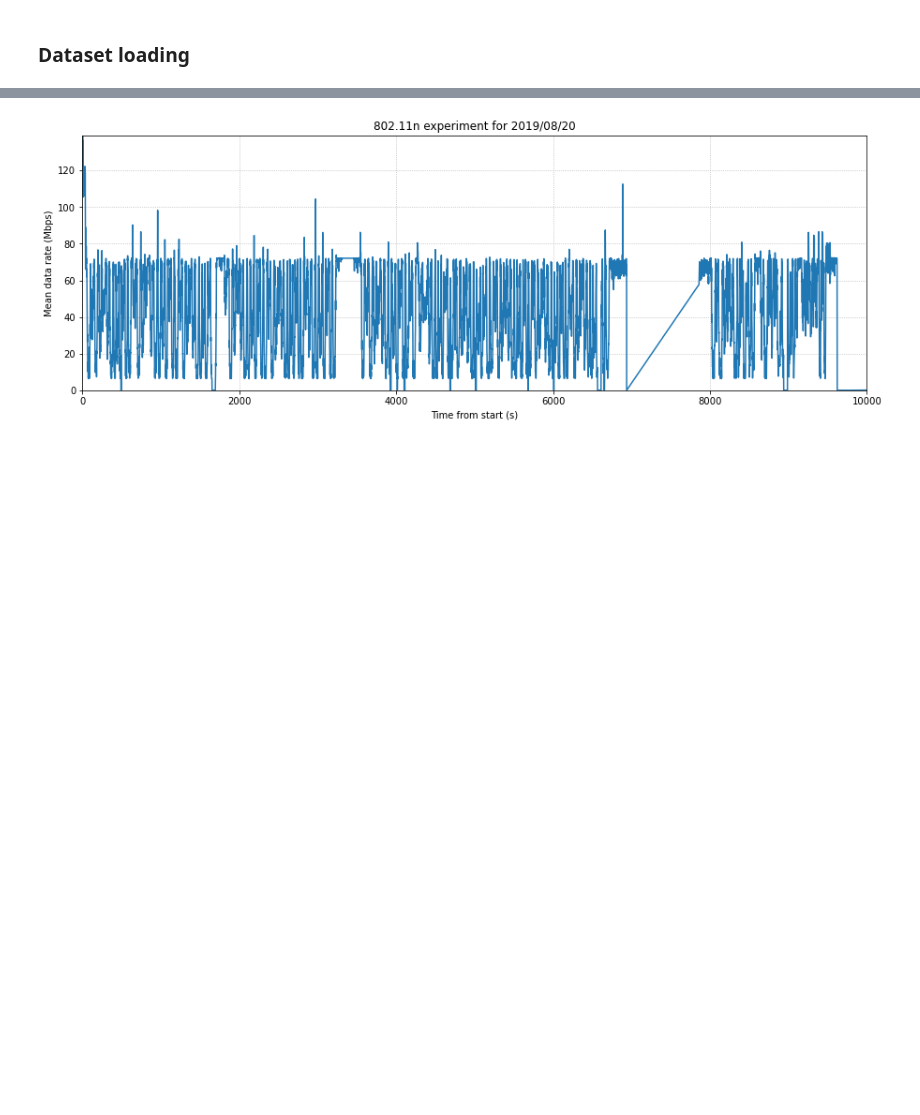
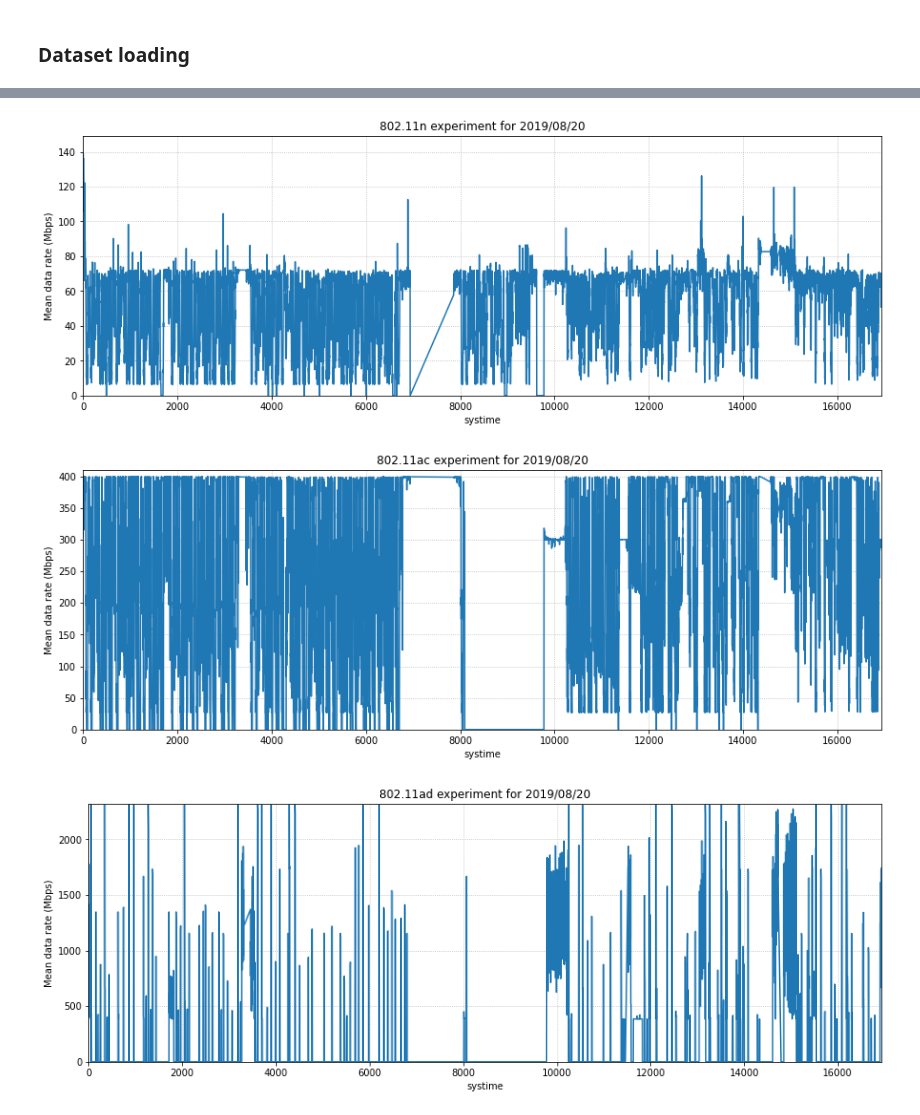
Before and after one commit to noahari/vehicularWifiResearch, a Jupyter notebook: starter-notebook.ipynb, the cells around one changed output, grey strips where cells are left out. Drawn from its saved outputs; the diff is of its cells as text; code cells hidden in the pictures; blank space fills up the shorter version.

Commit message:
4-6 work, graphs and correlation plots for different types of wifi

```diff
--- a/starter-notebook.ipynb
+++ b/starter-notebook.ipynb
@@ -111,12 +111,11 @@ print("Loaded data set (%d rows)" % (len(dframe)))
 dframe = dframe.loc[dframe['isIperfOn'] == 1] # filter out periods when iperf was off
 dframe.drop(['isIperfOn'], axis = 1, inplace = True)
 
-dframe = dframe[dframe['wifiType'] == 'n']  # focus on a particular type of wifi
-dframe.drop(['wifiType'], axis = 1, inplace = True)
 
-#dframe['systime'] = dframe['systime'].apply(np.sub())
+# Both days are 1 day
+dframe['systime'] = dframe['systime'] - dframe.iloc[0]['systime']
+dframe['systime'][26130:] = (dframe['systime'][26130:] - dframe.iloc[26130]['systime']) + dframe.iloc[26129]['systime'] + 1
 
-dframe['systime'] = dframe['systime'].apply(lambda x: x-dframe['systime'][0])
 
 dframe = dframe.reset_index(drop = True) # creates index column, numbered from 0 to n-1
 
@@ -147,14 +146,24 @@ Name: systime, dtype: float64
 # %%
+# Plots of different wifi types vs datarate over time
 import matplotlib.pyplot as plt
-fig = plt.figure(figsize=(15, 5))
-plt.title("802.11n experiment for 2019/08/20")
-plt.xlabel("Time from start (s)")
-plt.ylabel("Mean data rate (Mbps)")
-plt.grid(True, ls="dotted", lw=0.75)
-#fix magic number bs max(dframe["systime"])
-plt.xlim([min(dframe["systime"]), 10000])
-plt.ylim([min(dframe["dataRateMean"]), max(dframe["dataRateMean"])])
-plt.plot(dframe["systime"], dframe["dataRateMean"])
-plt.show()
+
+name = 'systime'
+
+for wifi in ['n', 'ac', 'ad']:
+    dframeNew = dframe[dframe['wifiType'] == wifi]  # focus on a particular type of wifi
+   # dframeNew.drop(['wifiType'], axis = 1, inplace = True)
+
+    fig = plt.figure(figsize=(15, 5))
+    plt.title(f"802.11{wifi} experiment for 2019/08/20")
+    plt.xlabel(name)
+    plt.ylabel("Mean data rate (Mbps)")
+    plt.grid(True, ls="dotted", lw=0.75)
+    #fix magic number bs max(dframe["systime"])
+    plt.xlim([min(dframeNew[name]), max(dframeNew[name])])
+    plt.ylim([min(dframeNew["dataRateMean"]), max(dframeNew["dataRateMean"]) + 10])
+    plt.plot(dframeNew[name], dframeNew["dataRateMean"])
+    plt.show()
 # %% [output]
-[figure, old version]
+[figure, new version]
+[figure, added]
+[figure, added]
```
Also changed, not shown: parts of 2 cells of this notebook.
